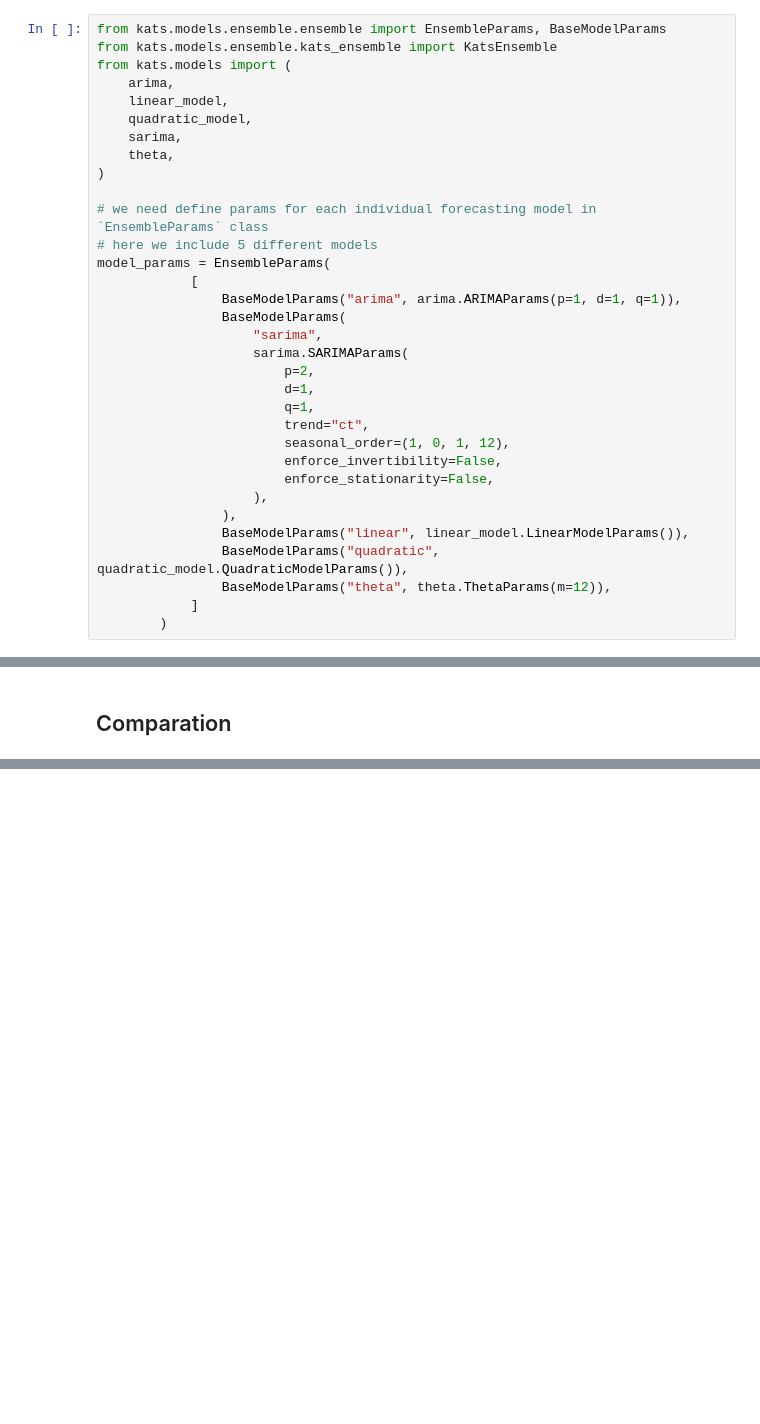
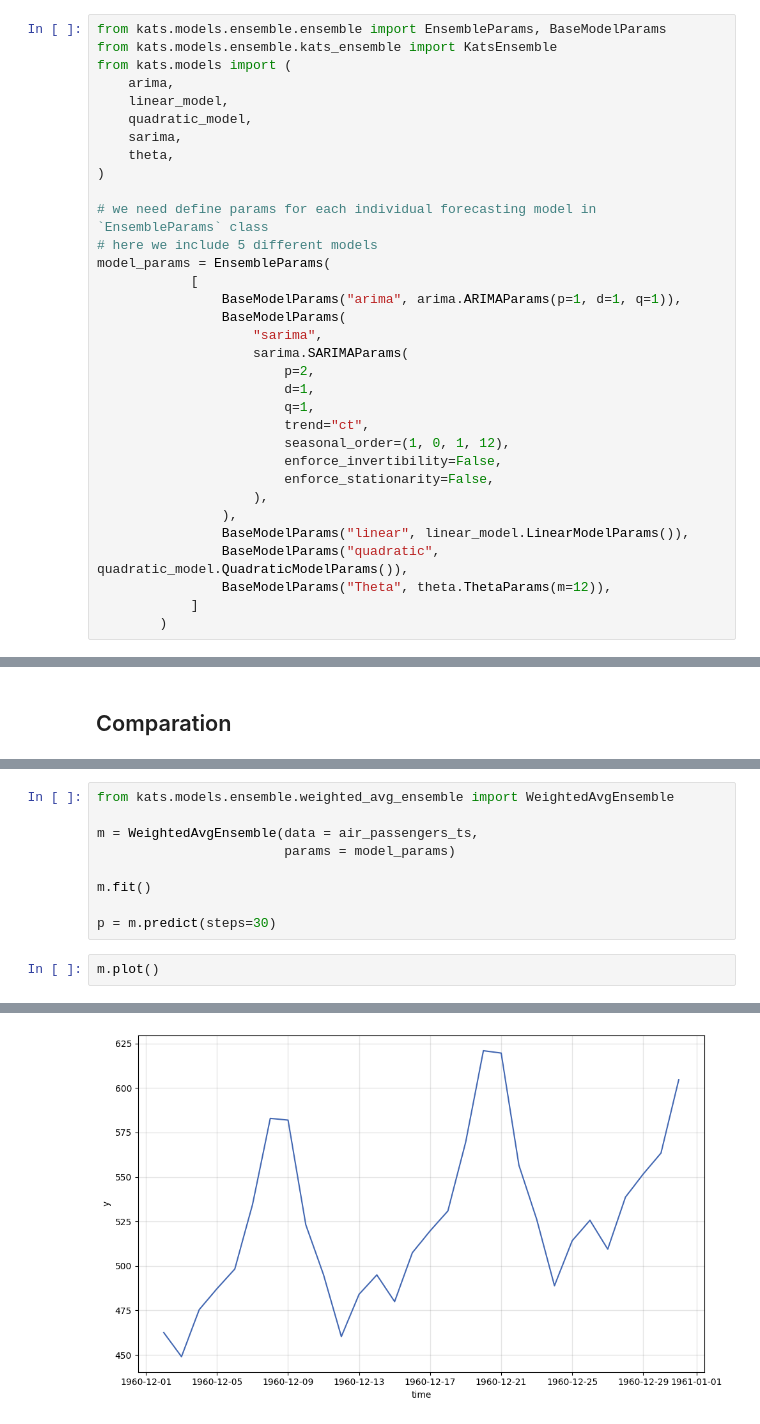
Before and after one commit to critobfer/Kats, a Jupyter notebook: tutorials/example_ensemble.ipynb, the cells around one changed output, grey strips where cells are left out. Drawn from its saved outputs; the diff is of its cells as text; blank space fills up the shorter version.

```diff
--- a/tutorials/example_ensemble.ipynb
+++ b/tutorials/example_ensemble.ipynb
@@ -81,7 +81,7 @@ model_params = EnsembleParams(
                 ),
                 BaseModelParams("linear", linear_model.LinearModelParams()),
                 BaseModelParams("quadratic", quadratic_model.QuadraticModelParams()),
-                BaseModelParams("theta", theta.ThetaParams(m=12)),
+                BaseModelParams("Theta", theta.ThetaParams(m=12)),
             ]
         )
 # %% [markdown]
@@ -176,0 +214,12 @@ class KatsEnsemble(kats.models.model.Model)
+# %%
+from kats.models.ensemble.weighted_avg_ensemble import WeightedAvgEnsemble
+
+m = WeightedAvgEnsemble(data = air_passengers_ts,
+                        params = model_params)
+
+m.fit()
+
+p = m.predict(steps=30)
+# %%
+m.plot()
+# %% [output]
@@ -176,0 +227 @@ class KatsEnsemble(kats.models.model.Model)
+[figure, added]
```
Also changed, not shown: parts of 5 cells of this notebook, 17 other files.
